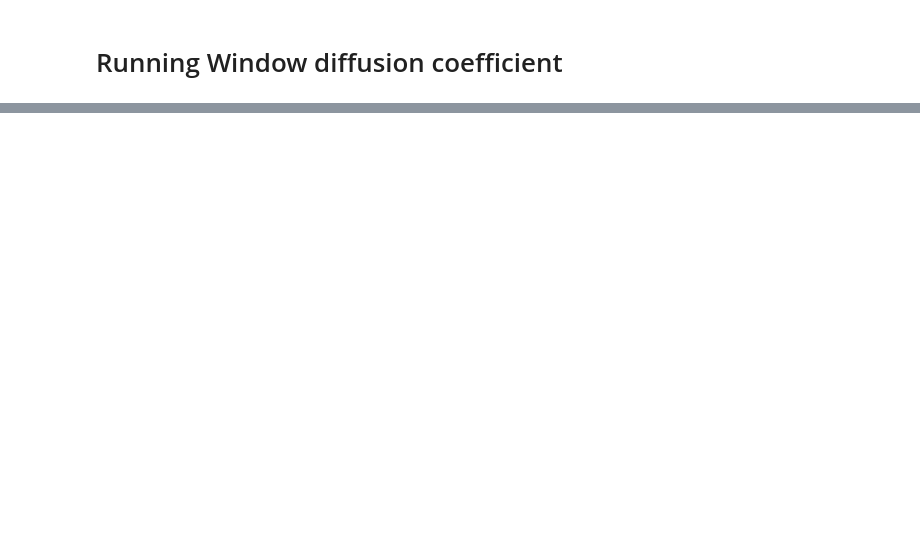
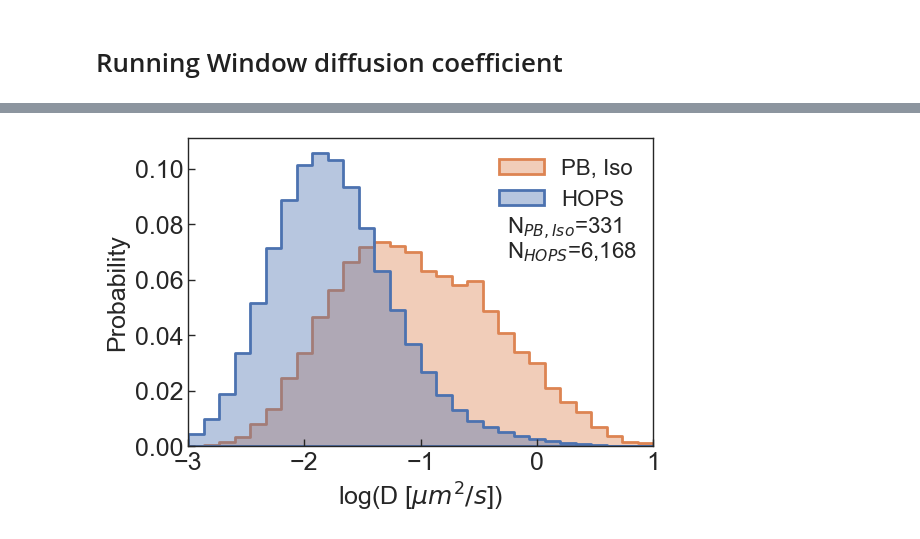
Before and after one commit to walterlab-um/Hyperosmotic_Confinement-Jump, a Jupyter notebook: plots/Running window_diffusion coefficient_plot.ipynb, the cells around one changed output, grey strips where cells are left out. Saved outputs shown, nothing was run; the diff lists cells and outputs as text; code cells hidden in the pictures; blank space fills up the shorter version.

```diff
--- a/plots/Running window_diffusion coefficient_plot.ipynb
+++ b/plots/Running window_diffusion coefficient_plot.ipynb
@@ -172,0 +43,12 @@ plt.savefig("alpha_histo.png", format="png", bbox_inches="tight", dpi=300)
+# %%
+# Load and label CSV files for each condition
+df_condition1 = load_and_label_files(csv_files_1, 'PB, Iso')
+df_condition2 = load_and_label_files(csv_files_2, 'HOPS')
+# %%
+# Combine the data from all conditions
+df_combined = pd.concat([df_condition1, df_condition2], ignore_index=True)
+df_combined['mean_step_sizes_nm'] = df_combined['mean_step_sizes'] * conversion_factor
+# %%
+filtered_by_step_size = df_combined[df_combined['mean_step_sizes_nm'] > mean_step_size_threshold_nm]
+# %%
+final_filtered_df = filtered_by_step_size[filtered_by_step_size['R2_linear'] > 0.6]
@@ -172,0 +66,61 @@ plt.savefig("alpha_histo.png", format="png", bbox_inches="tight", dpi=300)
+# %%
+# Plot the probability distribution for each condition without KDE
+color_dict = {"PB, Iso": "#DD8452", "HOPS": "#4C72B0"}
+plt.figure(figsize=(6, 4))
+bins = 30
+ax = sns.histplot(
+    data=final_filtered_df,
+    x='logD',
+    hue="Condition",
+    bins=bins,
+    stat="probability",
+    common_norm=False,
+    binrange=(-3, 1),
+    lw=2,
+    element="step",
+    fill=True,
+    alpha=0.4,
+    palette=color_dict,
+    hue_order=["HOPS", "PB, Iso"]
+)
+# plt.axvline(1, ls="--", c="gray", lw=2)
+handles = ax.legend_.legendHandles[::-1]
+ax.legend(handles, ['PB, Iso', 'HOPS'], fontsize=16)
+
+legend = ax.get_legend()
+legend.set_title(None)
+legend_frame = legend.get_frame()
+legend_frame.set_visible(False)
+
+plt.text(
+    -0.26, 0.0765,
+    r"N$_{PB, Iso}$=" + f"{n_PB:,}",
+    fontdict={"fontsize": 16}
+)
+
+plt.text(
+     -0.26, 0.068,
+    r"N$_{HOPS}$=" + f"{n_HOPS:,}",
+    fontdict={"fontsize": 16}
+)
+
+plt.xlim(-3, 1)
+plt.ylim(0, None)
+plt.xlabel('log(D [$\mu m^2/s$])', fontsize = 18)
+plt.ylabel("Probability", fontsize=18)
+plt.gca().spines[:].set_linewidth(1)
+plt.gca().tick_params(
+    axis="both",
+    which="major",
+    labelsize=18,
+    direction="in",
+    bottom=True,
+    left=True,
+    length=5,
+    width=1,
+)
+plt.gca().set_axisbelow(False)
+plt.gca().tick_params(axis="both", which="major", labelsize=18)
+plt.savefig("D_histo.png", format="png", bbox_inches="tight", dpi=600)
+# %% [output]
+[figure, added]
```
Also changed, not shown: parts of 41 cells of this notebook.
